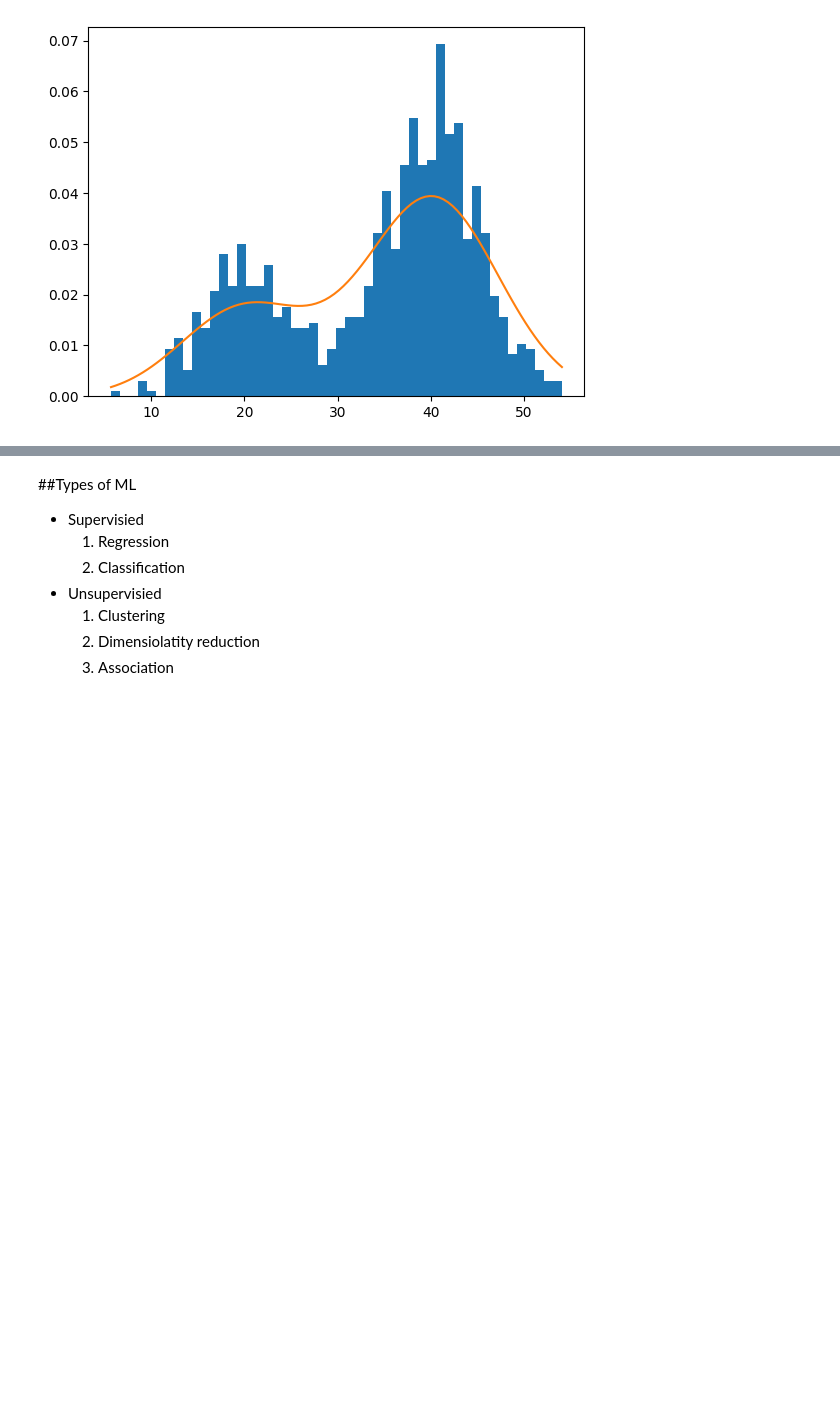
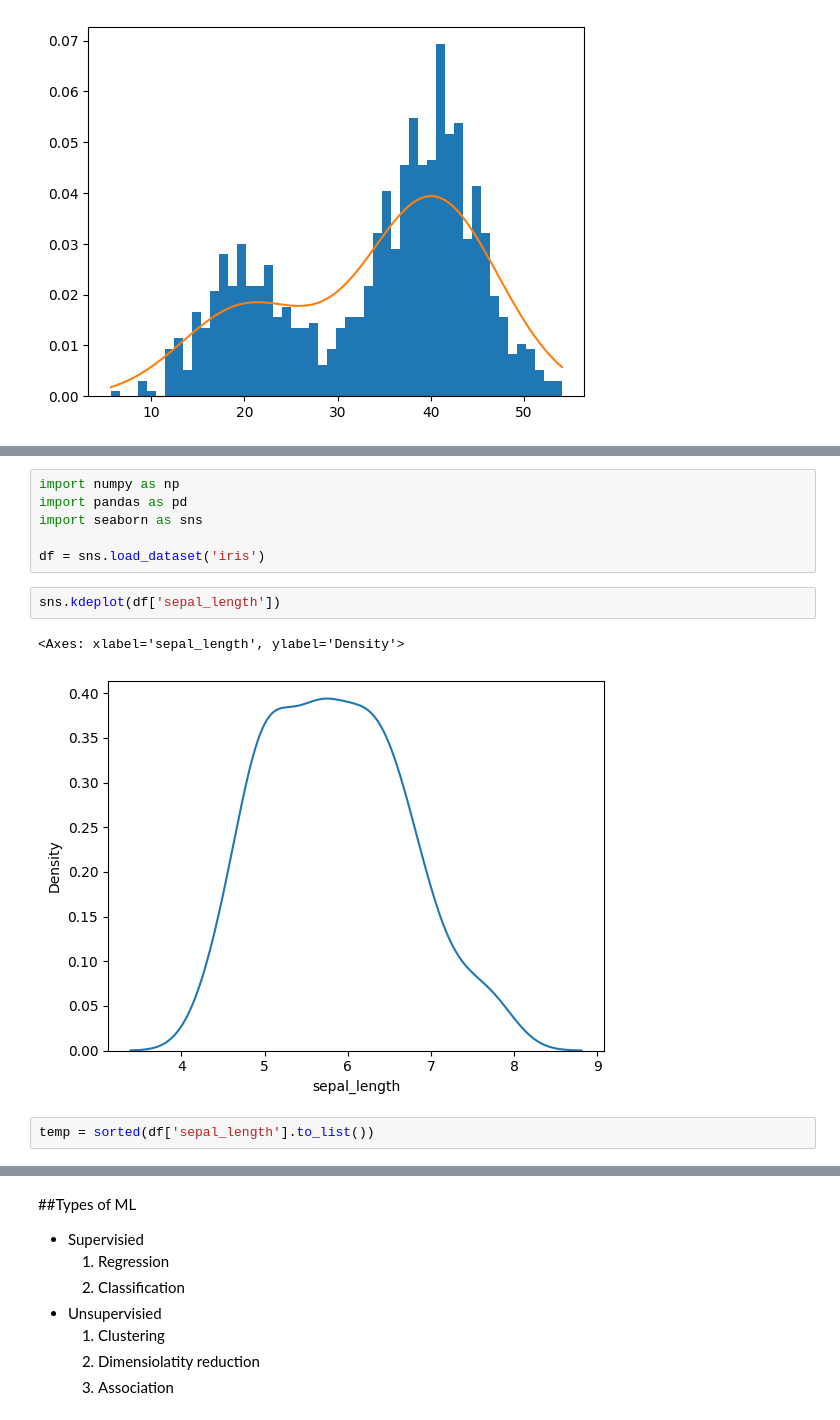
Before and after one commit to AdityaMali918/Python, a Jupyter notebook: Machine_Learning.ipynb, the cells around one changed output, grey strips where cells are left out. Drawn from its saved outputs; the diff is of its cells as text; blank space fills up the shorter version.

```diff
--- a/Machine_Learning.ipynb
+++ b/Machine_Learning.ipynb
@@ -370,0 +462,13 @@ plt.show()
+# %%
+import numpy as np
+import pandas as pd
+import seaborn as sns
+
+df = sns.load_dataset('iris')
+# %%
+sns.kdeplot(df['sepal_length'])
+# %% [output]
+<Axes: xlabel='sepal_length', ylabel='Density'>
+[figure, added]
+# %%
+temp = sorted(df['sepal_length'].to_list())
```
Also changed, not shown: parts of 19 cells of this notebook.
